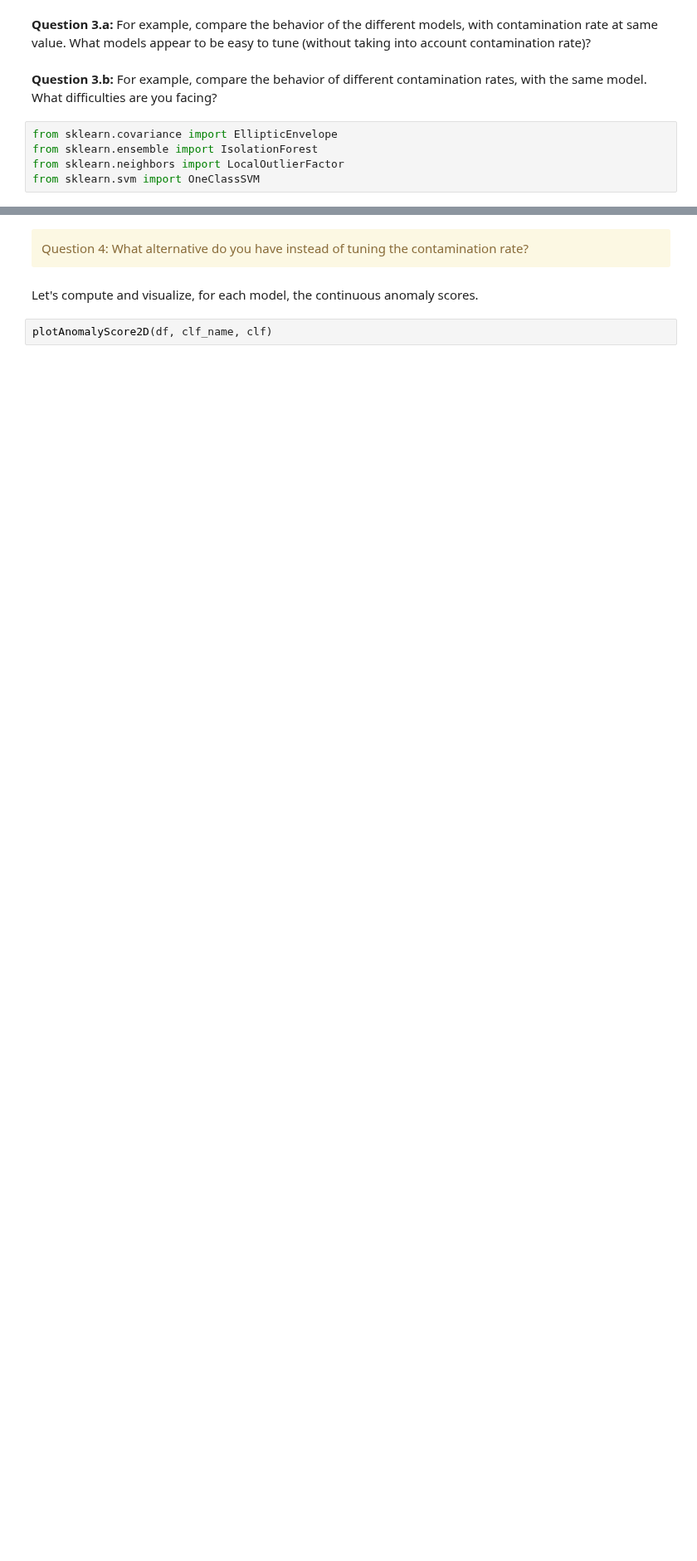
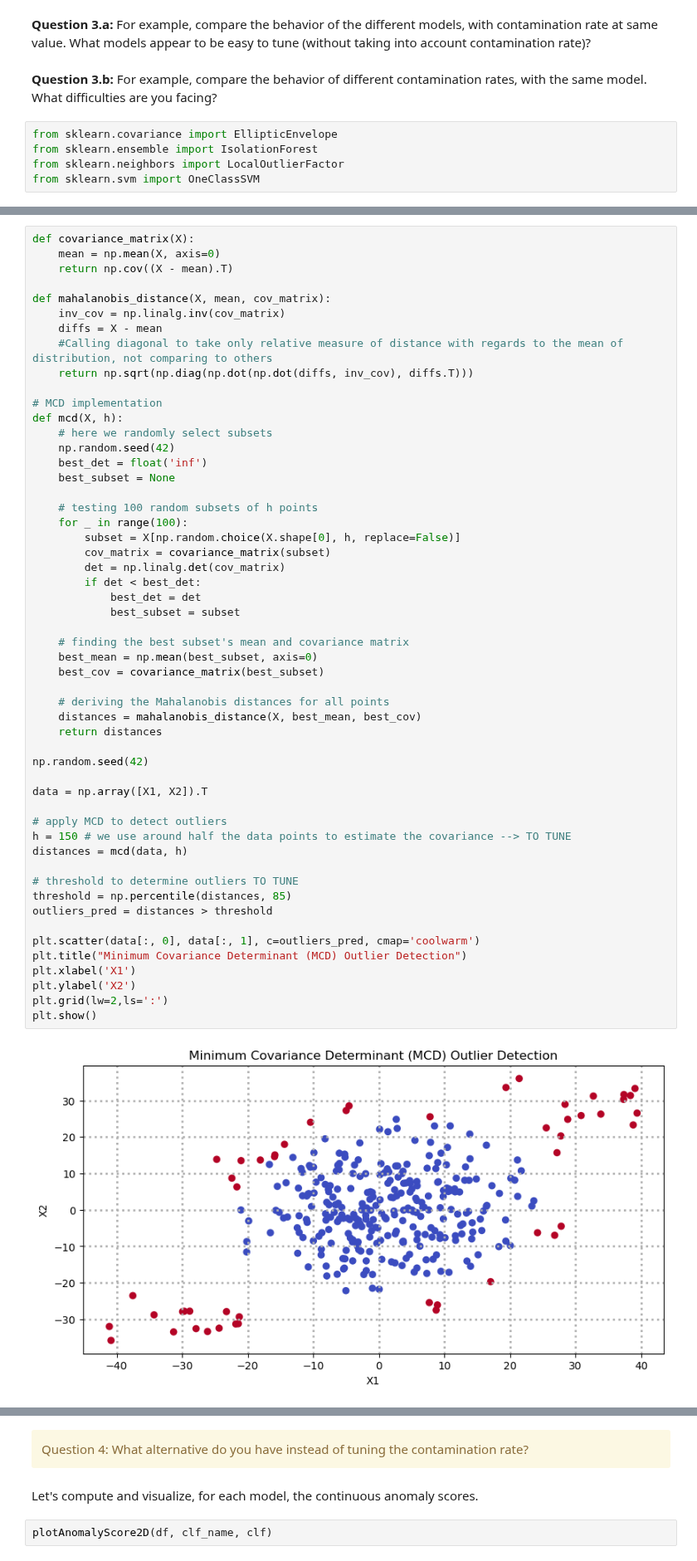
Before and after one commit to SupaeroDataScience/machine-learning, a Jupyter notebook: 13 - Anomaly Detection/anomaly_detection_class.ipynb, the cells around one changed output, grey strips where cells are left out. Shown at 83% size. Cells and saved outputs as stored; diff of their text form; blank space fills up the shorter version.

```diff
--- a/13 - Anomaly Detection/anomaly_detection_class.ipynb
+++ b/13 - Anomaly Detection/anomaly_detection_class.ipynb
@@ -218,2 +240,57 @@ clf.fit(df[['X1','X2']])
+# %%
+def covariance_matrix(X):
+    mean = np.mean(X, axis=0)
+    return np.cov((X - mean).T)
+
+def mahalanobis_distance(X, mean, cov_matrix):
+    inv_cov = np.linalg.inv(cov_matrix)
+    diffs = X - mean
+    #Calling diagonal to take only relative measure of distance with regards to the mean of distribution, not comparing to others
+    return np.sqrt(np.diag(np.dot(np.dot(diffs, inv_cov), diffs.T)))
+
+# MCD implementation
+def mcd(X, h):
+    # here we randomly select subsets
+    np.random.seed(42)
+    best_det = float('inf')
+    best_subset = None
+
+    # testing 100 random subsets of h points
+    for _ in range(100):
+        subset = X[np.random.choice(X.shape[0], h, replace=False)]
+        cov_matrix = covariance_matrix(subset)
+        det = np.linalg.det(cov_matrix)
+        if det < best_det:
+            best_det = det
+            best_subset = subset
+
+    # finding the best subset's mean and covariance matrix
+    best_mean = np.mean(best_subset, axis=0)
+    best_cov = covariance_matrix(best_subset)
+
+    # deriving the Mahalanobis distances for all points
+    distances = mahalanobis_distance(X, best_mean, best_cov)
+    return distances
+
+np.random.seed(42)
+
+data = np.array([X1, X2]).T
+
+# apply MCD to detect outliers
+h = 150 # we use around half the data points to estimate the covariance --> TO TUNE
+distances = mcd(data, h)
+
+# threshold to determine outliers TO TUNE
+threshold = np.percentile(distances, 85)
+outliers_pred = distances > threshold
+
+plt.scatter(data[:, 0], data[:, 1], c=outliers_pred, cmap='coolwarm')
+plt.title("Minimum Covariance Determinant (MCD) Outlier Detection")
+plt.xlabel('X1')
+plt.ylabel('X2')
+plt.grid(lw=2,ls=':')
+plt.show()
+# %% [output]
+[figure, added]
 # %%
 clf_name = 'Isolation Forest'
```
Also changed, not shown: parts of 18 cells of this notebook, 1 other file.
